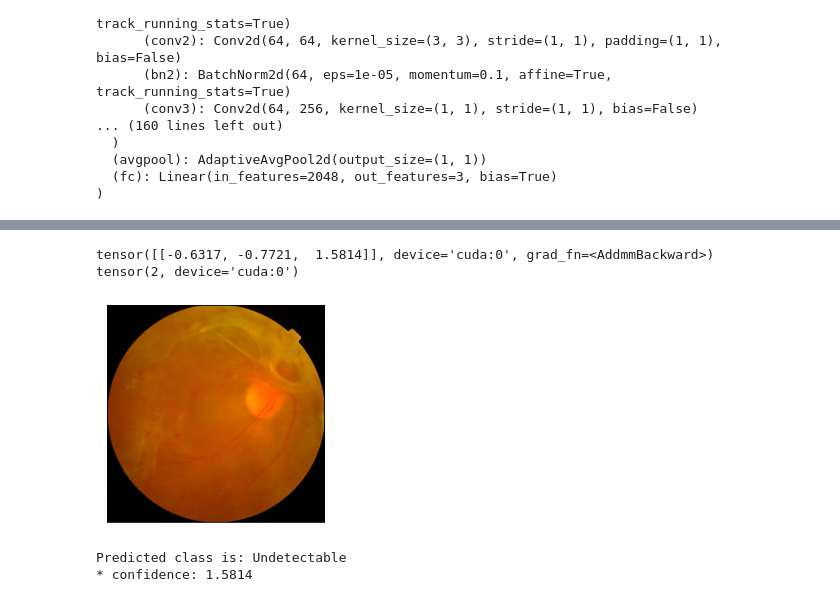
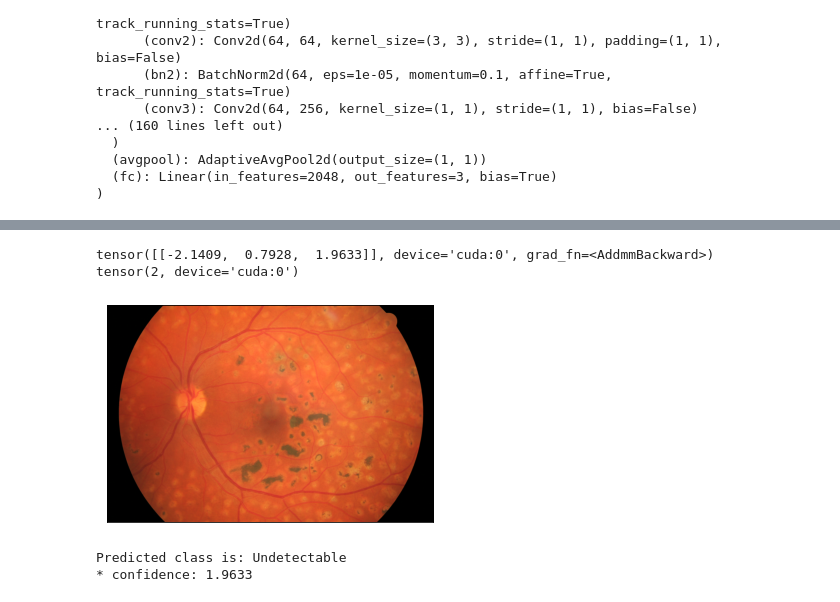
Before and after one commit to bahadur2/AI-Classification-Model, a Jupyter notebook: Classification_code.ipynb, the cells around one changed output, grey strips where cells are left out. Saved outputs shown, nothing was run; the diff lists cells and outputs as text; code cells hidden in the pictures.

```diff
--- a/Classification_code.ipynb
+++ b/Classification_code.ipynb
@@ -328,31 +328,31 @@ tensor(1, device='cuda:0')
 # %%
 # Single image prediction
 from PIL import Image
-test_image = 'DR\val\Abnormal\1556_Abnormal.jpg' # Set the path to the image
+test_image = r'C:\Users\bahadur\Downloads\03_dr.JPG' # Set the path to the image
 labels = ['Negative', 'Positive', 'Undetectable'] # Set the labels
 
 # First prepare the transformations: resize the image to what the model was trained on and convert it to a tensor
 #data_transform = transforms.Compose([transforms.Resize((224, 224)), transforms.ToTensor()])
 data_transform = transforms.Compose([transforms.Resize(256),transforms.CenterCrop(224), transforms.ToTensor(),transforms.Normalize([0.485, 0.456, 0.406], [0.229, 0.224, 0.225])])
 # Load the image
 image_ = Image.open(test_image)
 plt.imshow(image_), plt.xticks([]), plt.yticks([]) # Show the image
 
 # Now apply the transformation, expand the batch dimension, and send the image to the GPU
 image = data_transform(image_).unsqueeze(0).cuda()
 
 out = model(image)
 #preds = torch.max(outputs, 1)
 print(out)
 print(out.argmax())
 # %% [output]
-tensor([[-0.6317, -0.7721,  1.5814]], device='cuda:0', grad_fn=<AddmmBackward>)
+tensor([[-2.1409,  0.7928,  1.9633]], device='cuda:0', grad_fn=<AddmmBackward>)
 tensor(2, device='cuda:0')
-[figure, old version]
+[figure, new version]
 # %%
 print("Predicted class is: {}".format(labels[out.argmax()])) # Print the predicted class
 confidence = out[0][out.argmax()] # Get the confidence of the prediction
 print("* confidence: {:.4f}".format(confidence)) # Print the confidence
 # %% [output]
 Predicted class is: Undetectable
-* confidence: 1.5814
+* confidence: 1.9633
```
Also changed, not shown: parts of 3 cells of this notebook.
